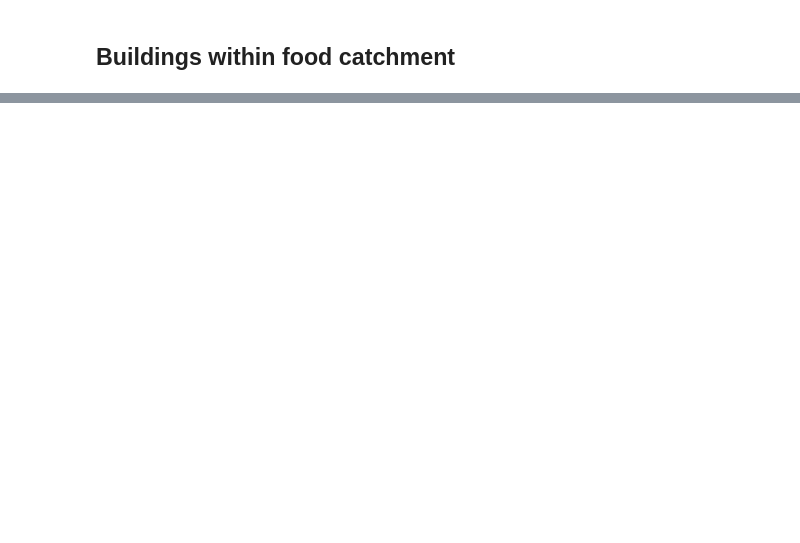
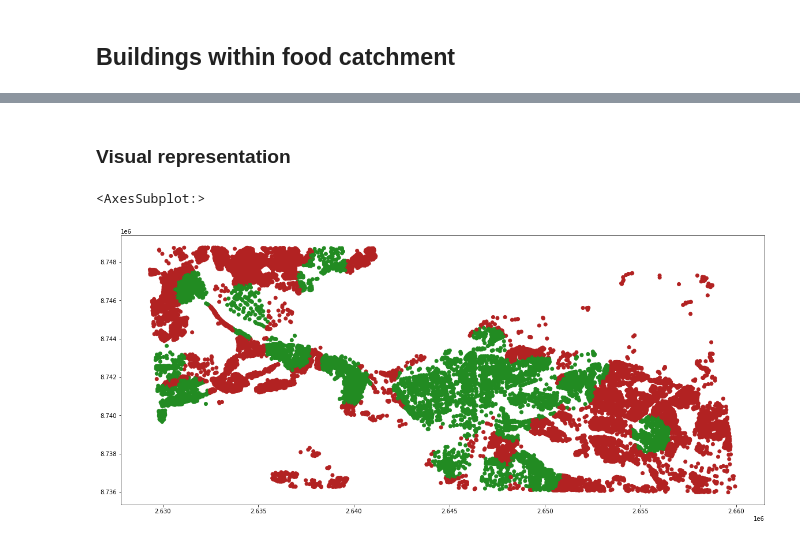
Before and after one commit to SustainableUrbanDesign/app, a Jupyter notebook: experiments/notebooks/proximity.ipynb, the cells around one changed output, grey strips where cells are left out. Cells and saved outputs as stored; diff of their text form; code cells hidden in the pictures; blank space fills up the shorter version.

Commit message:
Change color map

```diff
--- a/experiments/notebooks/proximity.ipynb
+++ b/experiments/notebooks/proximity.ipynb
@@ -99,3 +153,10 @@ buildings.head()
+# %% [markdown]
+### Visual representation
+# %%
+colormap = ListedColormap(["firebrick", "forestgreen"])
 # %%
-buildings.plot(categorical=True, column="within_food_catchment",figsize=(20, 15), cmap='Spectral')
+buildings.plot(categorical=True, column="within_food_catchment",figsize=(20, 15), cmap=colormap)
+# %% [output]
+<AxesSubplot:>
+[figure, added]
 # %%
```
Also changed, not shown: parts of 20 cells of this notebook.
